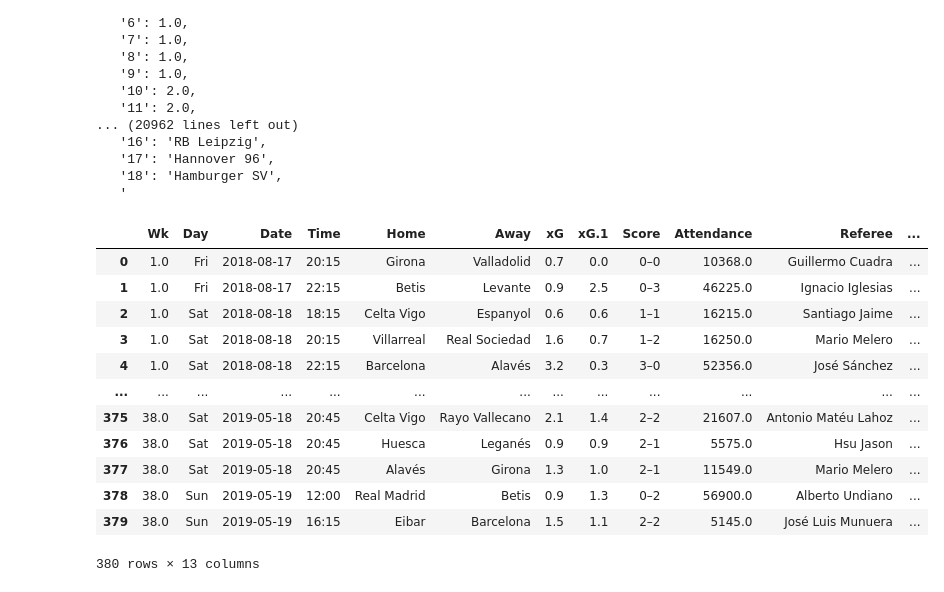
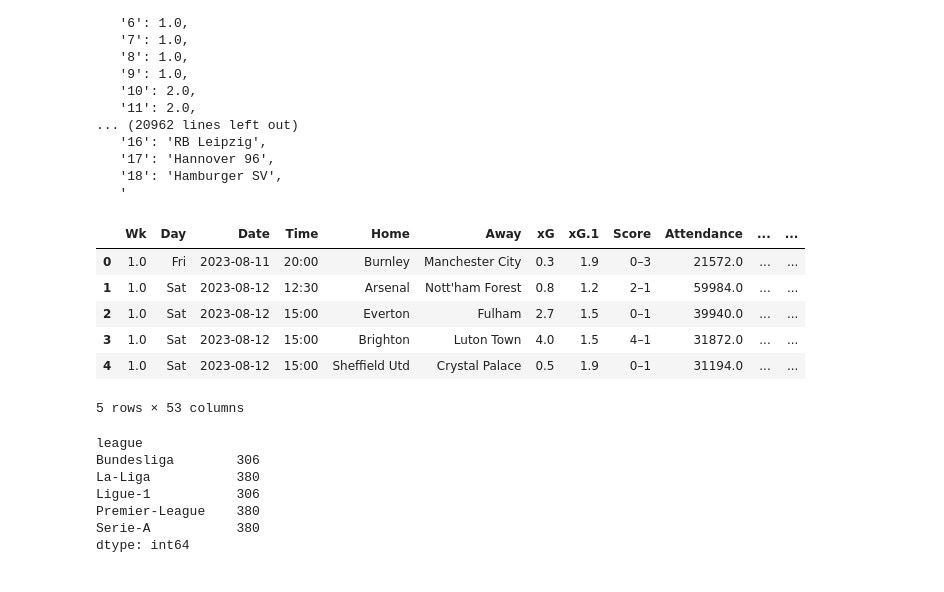
Before and after one commit to esenbora/sporg_proj_1, a Jupyter notebook: EDA.ipynb, the cells around one changed output. Drawn from its saved outputs; the diff is of its cells as text; code cells hidden in the pictures.

```diff
--- a/EDA.ipynb
+++ b/EDA.ipynb
@@ -26,18 +25,30 @@ data["2017-2018"]
    '18': 'Hamburger SV',
    '
 # %%
-pd.DataFrame.from_dict(data["2018-2019"]["La-Liga"])
+last_season_data = data["2023-2024"]
+df = pd.DataFrame()
+for k, v in last_season_data.items():
+    v = pd.DataFrame.from_dict(v)
+    v["league"] = k
+    df = pd.concat([df, v])
+
+df.reset_index(drop=True, inplace=True)
+df.head()
 # %% [output]
-|  | Wk | Day | Date | Time | Home | Away | xG | xG.1 | Score | Attendance | Referee | ... |
-| 0 | 1.0 | Fri | 2018-08-17 | 20:15 | Girona | Valladolid | 0.7 | 0.0 | 0–0 | 10368.0 | Guillermo Cuadra | ... |
-| 1 | 1.0 | Fri | 2018-08-17 | 22:15 | Betis | Levante | 0.9 | 2.5 | 0–3 | 46225.0 | Ignacio Iglesias | ... |
-| 2 | 1.0 | Sat | 2018-08-18 | 18:15 | Celta Vigo | Espanyol | 0.6 | 0.6 | 1–1 | 16215.0 | Santiago Jaime | ... |
-| 3 | 1.0 | Sat | 2018-08-18 | 20:15 | Villarreal | Real Sociedad | 1.6 | 0.7 | 1–2 | 16250.0 | Mario Melero | ... |
-| 4 | 1.0 | Sat | 2018-08-18 | 22:15 | Barcelona | Alavés | 3.2 | 0.3 | 3–0 | 52356.0 | José Sánchez | ... |
-| ... | ... | ... | ... | ... | ... | ... | ... | ... | ... | ... | ... | ... |
-| 375 | 38.0 | Sat | 2019-05-18 | 20:45 | Celta Vigo | Rayo Vallecano | 2.1 | 1.4 | 2–2 | 21607.0 | Antonio Matéu Lahoz | ... |
-| 376 | 38.0 | Sat | 2019-05-18 | 20:45 | Huesca | Leganés | 0.9 | 0.9 | 2–1 | 5575.0 | Hsu Jason | ... |
-| 377 | 38.0 | Sat | 2019-05-18 | 20:45 | Alavés | Girona | 1.3 | 1.0 | 2–1 | 11549.0 | Mario Melero | ... |
-| 378 | 38.0 | Sun | 2019-05-19 | 12:00 | Real Madrid | Betis | 0.9 | 1.3 | 0–2 | 56900.0 | Alberto Undiano | ... |
-| 379 | 38.0 | Sun | 2019-05-19 | 16:15 | Eibar | Barcelona | 1.5 | 1.1 | 2–2 | 5145.0 | José Luis Munuera | ... |
+|  | Wk | Day | Date | Time | Home | Away | xG | xG.1 | Score | Attendance | ... | ... |
+| 0 | 1.0 | Fri | 2023-08-11 | 20:00 | Burnley | Manchester City | 0.3 | 1.9 | 0–3 | 21572.0 | ... | ... |
+| 1 | 1.0 | Sat | 2023-08-12 | 12:30 | Arsenal | Nott'ham Forest | 0.8 | 1.2 | 2–1 | 59984.0 | ... | ... |
+| 2 | 1.0 | Sat | 2023-08-12 | 15:00 | Everton | Fulham | 2.7 | 1.5 | 0–1 | 39940.0 | ... | ... |
+| 3 | 1.0 | Sat | 2023-08-12 | 15:00 | Brighton | Luton Town | 4.0 | 1.5 | 4–1 | 31872.0 | ... | ... |
+| 4 | 1.0 | Sat | 2023-08-12 | 15:00 | Sheffield Utd | Crystal Palace | 0.5 | 1.9 | 0–1 | 31194.0 | ... | ... |
-380 rows × 13 columns
+5 rows × 53 columns
+# %%
+df.groupby("league").size()
+# %% [output]
+league
+Bundesliga        306
+La-Liga           380
+Ligue-1           306
+Premier-League    380
+Serie-A           380
+dtype: int64
```
Also changed, not shown: parts of 4 cells of this notebook, 3 other files.
